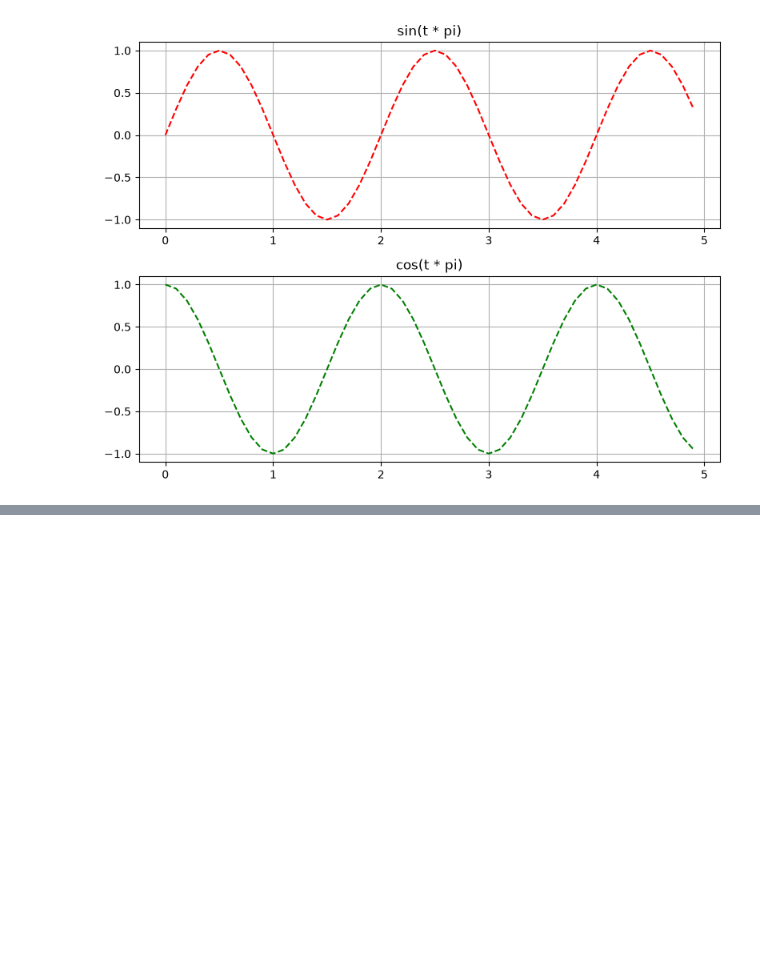
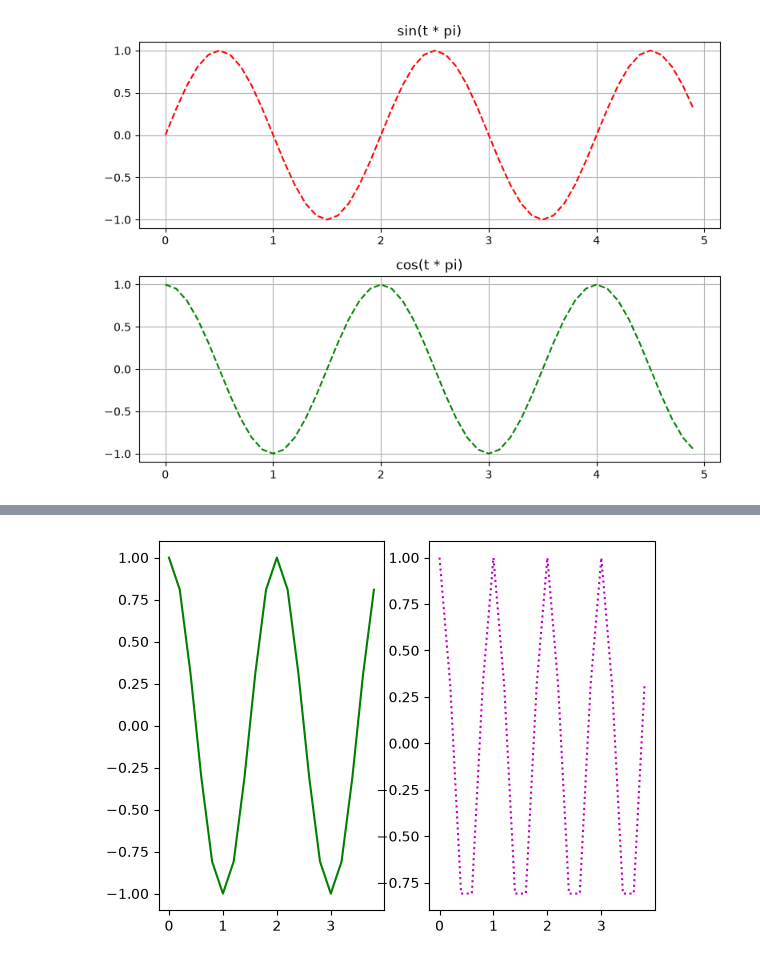
Before and after one commit to oink3388-IoT/__2026_05_09_chihlee_python__, a Jupyter notebook: 06_27/lesson1.ipynb, the cells around one changed output, grey strips where cells are left out. Drawn from its saved outputs; the diff is of its cells as text; code cells hidden in the pictures; blank space fills up the shorter version.

```diff
--- a/06_27/lesson1.ipynb
+++ b/06_27/lesson1.ipynb
@@ -174,0 +201,17 @@ plt.show()
+# %%
+import numpy as np
+import matplotlib.pyplot as plt
+
+x = np.arange(0, 4, 0.2)
+y1 = np.cos(np.pi * x)
+y2 = np.cos(2 * np.pi * x)
+
+plt.subplot(1, 2, 1)
+plt.plot(x, y1, 'g-')
+
+plt.subplot(1, 2, 2)
+plt.plot(x, y2, 'm:')
+
+plt.show()
+# %% [output]
+[figure, added]
```
Also changed, not shown: parts of 1 cell of this notebook, 1 other file.
